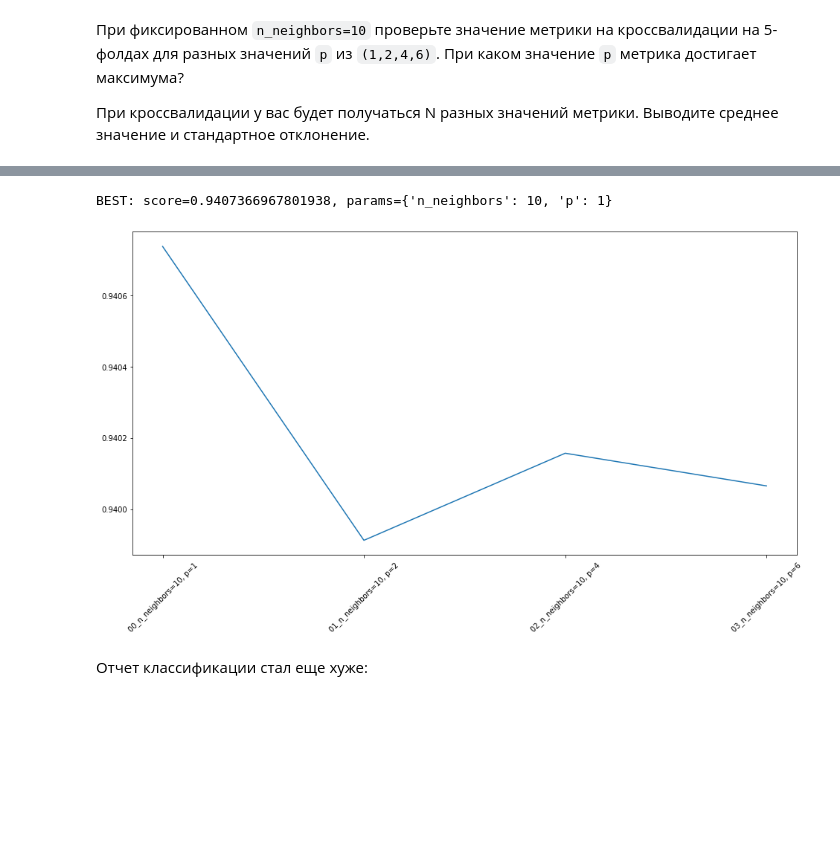
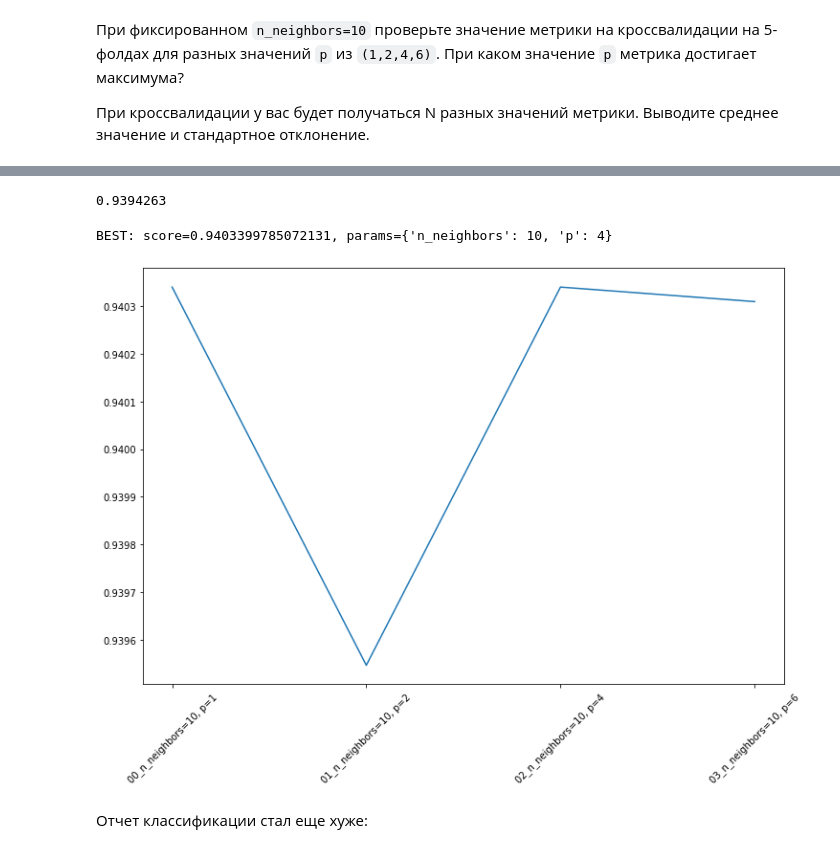
Before and after one commit to D7nis/Course-ML-Classic, a Jupyter notebook: Practice/6. Классификация, kNN/06-01-classification_DDA.ipynb, the cells around one changed output, grey strips where cells are left out. Saved outputs shown, nothing was run; the diff lists cells and outputs as text; code cells hidden in the pictures; blank space fills up the shorter version.

```diff
--- a/Practice/6. Классификация, kNN/06-01-classification_DDA.ipynb
+++ b/Practice/6. Классификация, kNN/06-01-classification_DDA.ipynb
@@ -216,8 +134,7 @@ params = {
             "p": [1,2,4,6]
          }
 
-cv = KFold(n_splits=5, shuffle=True, random_state=42)
-
+cv = StratifiedKFold(n_splits=5, shuffle=True, random_state=42)
 search = GridSearchCV(KNeighborsClassifier(), params, cv=cv, verbose=2,n_jobs=-1)
 
 %time search.fit(X, y)
@@ -241,14 +178,18 @@ GridSearchCV(cv=KFold(n_splits=5, random_state=42, shuffle=True),
+# %%
+round(search.cv_results_['split0_test_score'].mean(),8)
+# %% [output]
+0.9394263
 # %%
 x_ticks = ["{:02d}_n_neighbors={}, p={}".format(i, p['n_neighbors'], p['p']) for i,p in enumerate(search.cv_results_['params'])]
 
-plt.figure(figsize=(16,8))
+plt.figure(figsize=(12,8))
 plt.plot(x_ticks, search.cv_results_['mean_test_score'])
 _ =plt.xticks(rotation=45)
 
 print("BEST: score={}, params={}".format(search.best_score_, search.best_params_))
 # %% [output]
-BEST: score=0.9407366967801938, params={'n_neighbors': 10, 'p': 1}
+BEST: score=0.9403399785072131, params={'n_neighbors': 10, 'p': 4}
-[figure, old version]
+[figure, new version]
 # %% [markdown]
 Отчет классификации стал еще хуже:
 # %%
```
Also changed, not shown: parts of 32 cells of this notebook.
